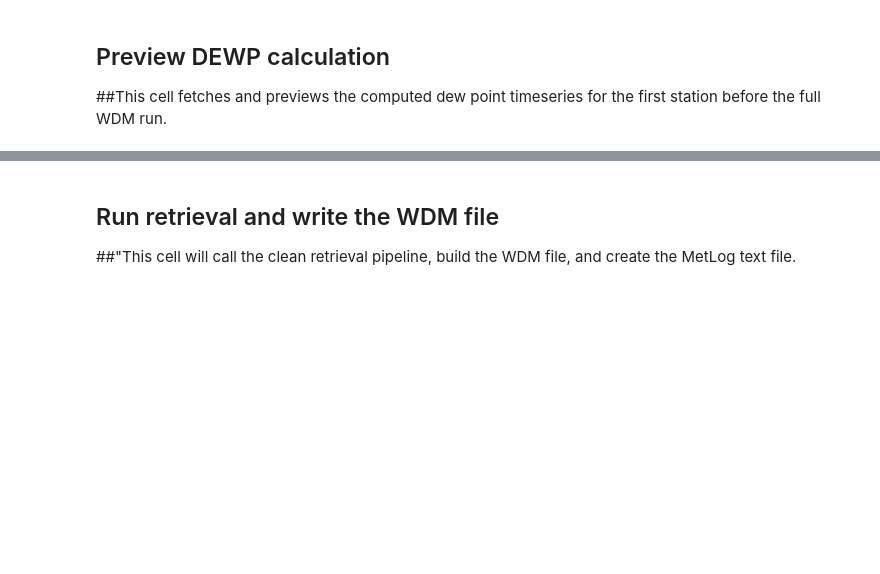
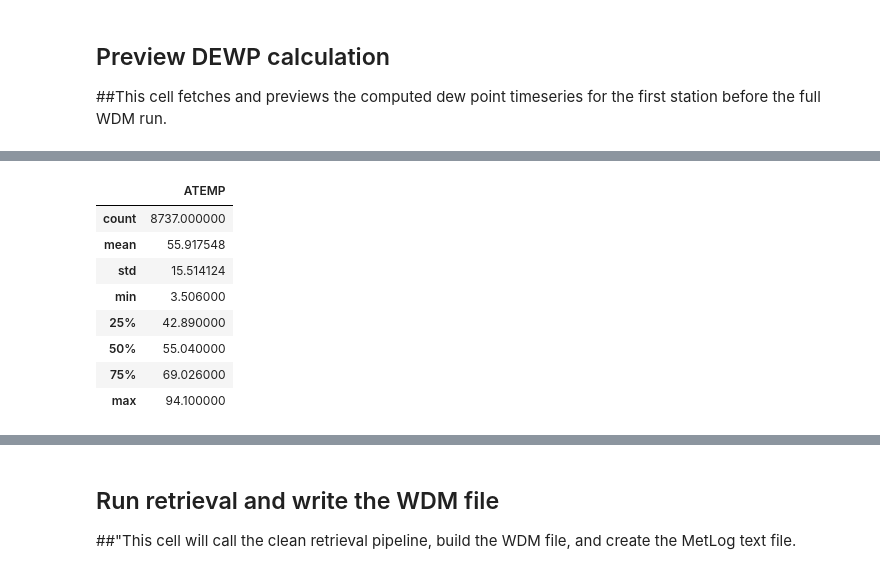
Before and after one commit to kvenable2011/NLDASV2_Giovanni_BASINS, a Jupyter notebook: 041726_wdm_new.ipynb, the cells around one changed output, grey strips where cells are left out. Saved outputs shown, nothing was run; the diff lists cells and outputs as text; code cells hidden in the pictures; blank space fills up the shorter version.

```diff
--- a/041726_wdm_new.ipynb
+++ b/041726_wdm_new.ipynb
@@ -248,0 +143,12 @@ Constituents: ['ATEMP', 'PRECIP', 'SOLR', 'WIND', 'CLOU', 'DEWP', 'ATMP']
+# %%
+atemp_preview_result.series.to_frame(name="ATEMP").describe()
+# %% [output]
+|  | ATEMP |
+| count | 8737.000000 |
+| mean | 55.917548 |
+| std | 15.514124 |
+| min | 3.506000 |
+| 25% | 42.890000 |
+| 50% | 55.040000 |
+| 75% | 69.026000 |
+| max | 94.100000 |
```
Also changed, not shown: parts of 15 cells of this notebook, 2 other files.
